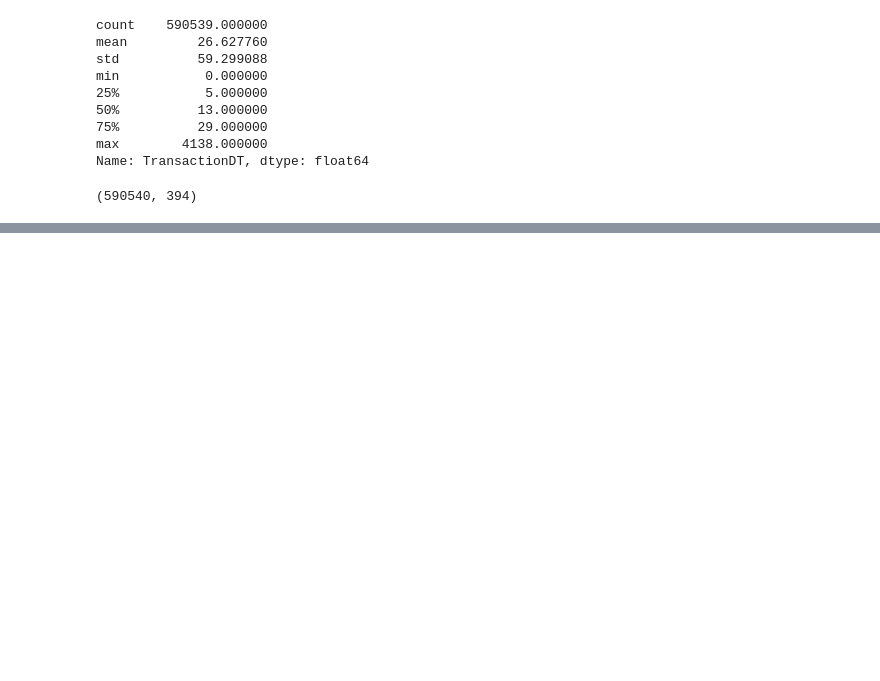
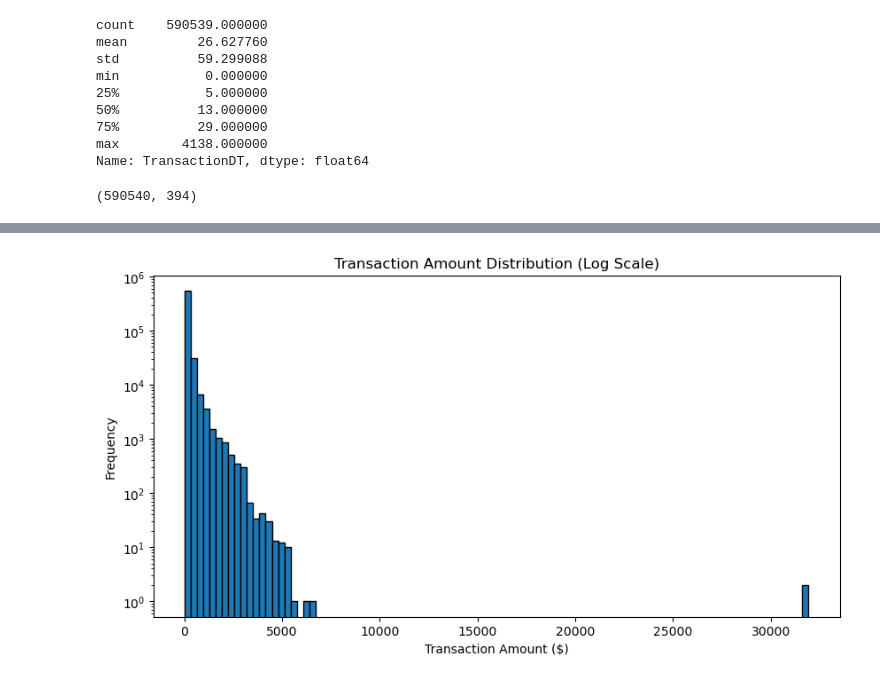
Before and after one commit to Iccam1/fraud-detection-mlops, a Jupyter notebook: notebooks/01_EDA_IEEE_CIS.ipynb, the cells around one changed output, grey strips where cells are left out. Drawn from its saved outputs; the diff is of its cells as text; code cells hidden in the pictures; blank space fills up the shorter version.

```diff
--- a/notebooks/01_EDA_IEEE_CIS.ipynb
+++ b/notebooks/01_EDA_IEEE_CIS.ipynb
@@ -162,0 +188,11 @@ df.shape
+# %%
+# Better view with log scale
+plt.figure(figsize=(10, 5))
+plt.hist(df["TransactionAmt"], bins=100, edgecolor='black')
+plt.xlabel("Transaction Amount ($)")
+plt.ylabel("Frequency")
+plt.title("Transaction Amount Distribution (Log Scale)")
+plt.yscale('log')
+plt.show()
+# %% [output]
+[figure, added]
```
Also changed, not shown: parts of 10 cells of this notebook, 1 other file.
